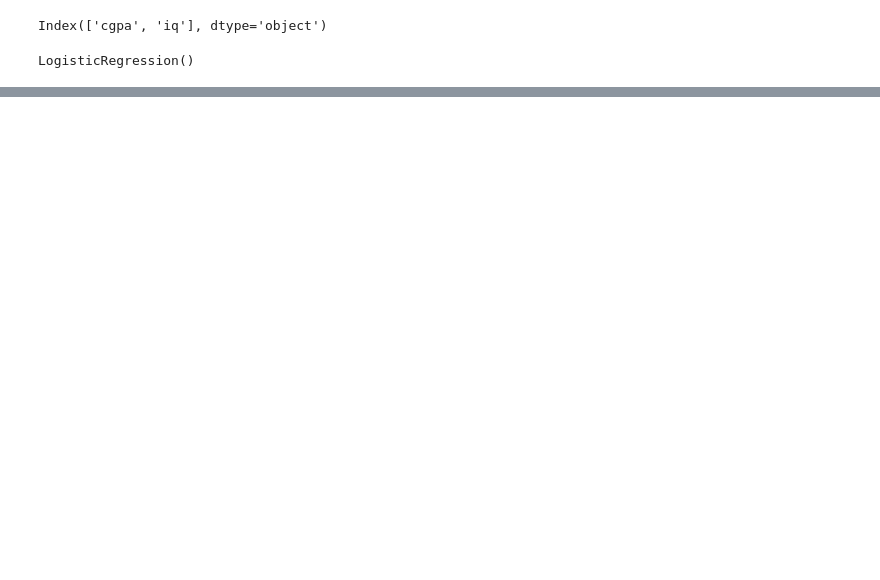
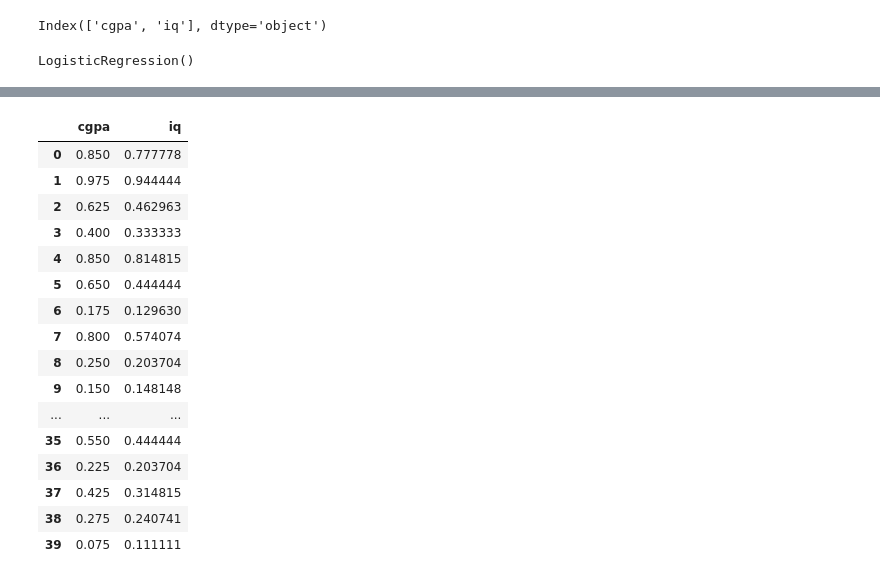
Before and after one commit to unixx0/100-days-ml, a Jupyter notebook: feature_scaling.ipynb, the cells around one changed output, grey strips where cells are left out. Drawn from its saved outputs; the diff is of its cells as text; code cells hidden in the pictures; blank space fills up the shorter version.

```diff
--- a/feature_scaling.ipynb
+++ b/feature_scaling.ipynb
@@ -178,0 +188,32 @@ Name: scholarship, dtype: int64
+# %%
+from sklearn.model_selection import train_test_split
+
+x_train, x_test, y_train, y_test= train_test_split(x, df['scholarship'], train_size= 0.8)
+# %%
+from sklearn.preprocessing import MinMaxScaler
+scaler= MinMaxScaler()
+
+scaler.fit(x_train)
+
+x_train_scaled= scaler.transform(x_train)
+x_test_scaled= scaler.transform(x_test)
+# %%
+pd.DataFrame(x_train_scaled, columns= x.columns)
+# %% [output]
+|  | cgpa | iq |
+| 0 | 0.850 | 0.777778 |
+| 1 | 0.975 | 0.944444 |
+| 2 | 0.625 | 0.462963 |
+| 3 | 0.400 | 0.333333 |
+| 4 | 0.850 | 0.814815 |
+| 5 | 0.650 | 0.444444 |
+| 6 | 0.175 | 0.129630 |
+| 7 | 0.800 | 0.574074 |
+| 8 | 0.250 | 0.203704 |
+| 9 | 0.150 | 0.148148 |
+| ... | ... | ... |
+| 35 | 0.550 | 0.444444 |
+| 36 | 0.225 | 0.203704 |
+| 37 | 0.425 | 0.314815 |
+| 38 | 0.275 | 0.240741 |
+| 39 | 0.075 | 0.111111 |
```
Also changed, not shown: parts of 9 cells of this notebook.
